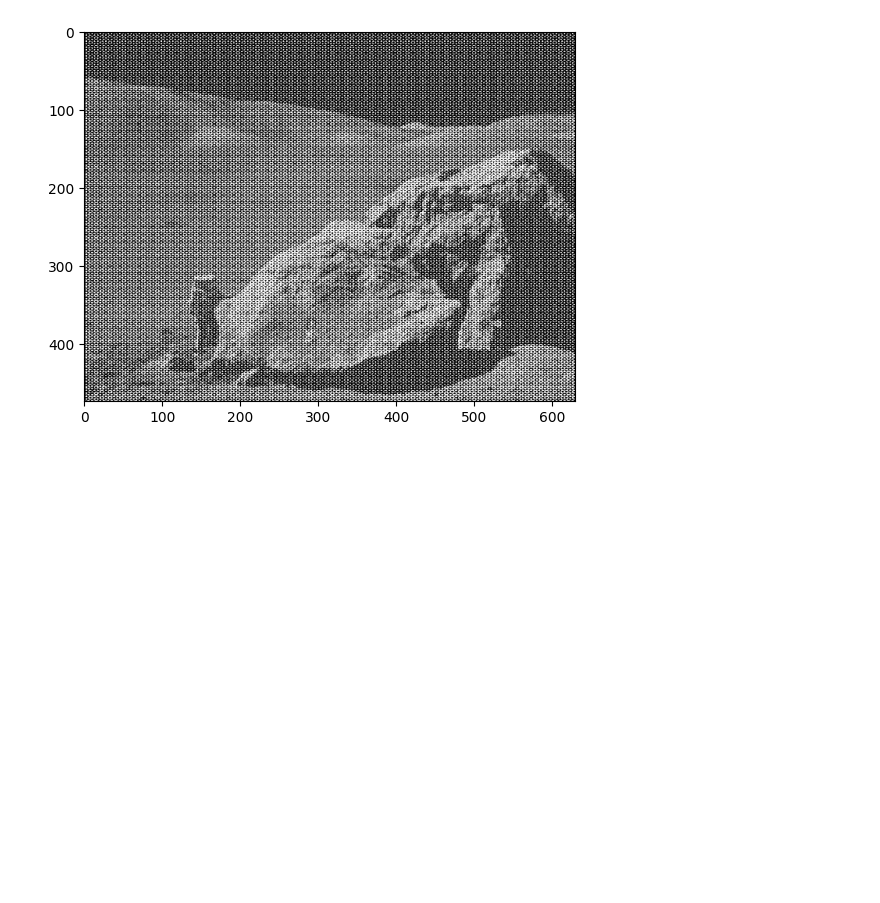
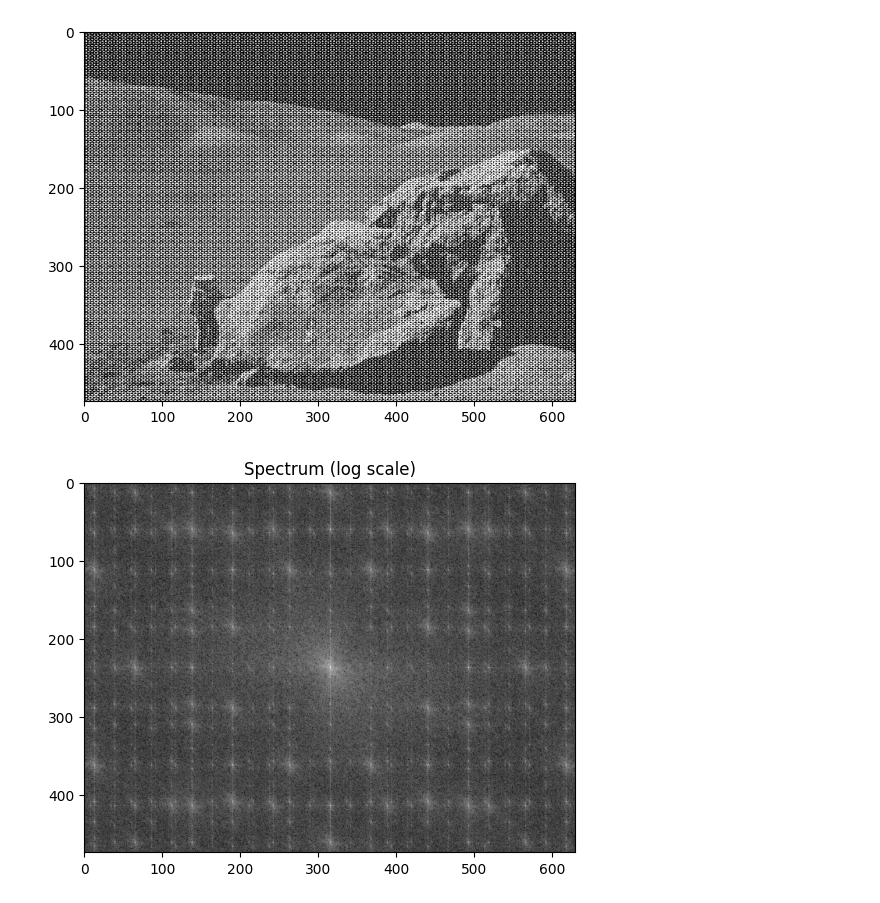
Before and after one commit to melissanespeque/LaboratoryOfComputationalPhysics_Y8, a Jupyter notebook: lcpastudies.ipynb, the cells around one changed output. Saved outputs shown, nothing was run; the diff lists cells and outputs as text; code cells hidden in the pictures; blank space fills up the shorter version.

```diff
--- a/lcpastudies.ipynb
+++ b/lcpastudies.ipynb
@@ -460,4 +468,10 @@ plt.imshow(img, cmap='gray')
 [figure]
 # %%
 F = fftpack.fft2(img) #fft2 é pq é 2D
-F_sifted = fftpack.fftshift(F) #shift the zero frequency component to the center of the spectrum
+F_shifted = fftpack.fftshift(F) #shift the zero frequency component to the center of the spectrum
+# %%
+plt.imshow(np.log(np.abs(F_shifted) + 1), cmap='gray')
+plt.title('Spectrum (log scale)')
+plt.show()
+# %% [output]
+[figure, added]
```
Also changed, not shown: parts of 36 cells of this notebook.
